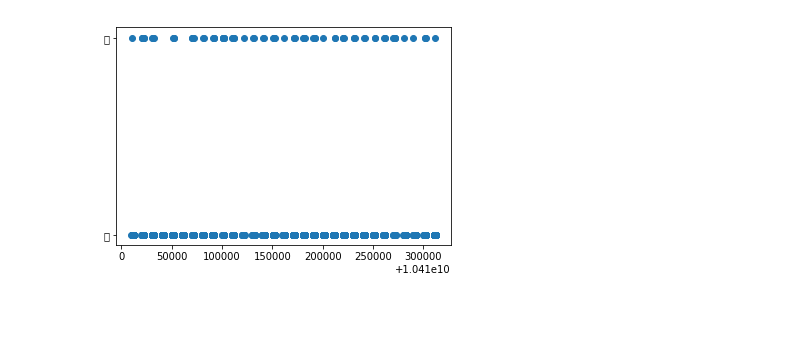
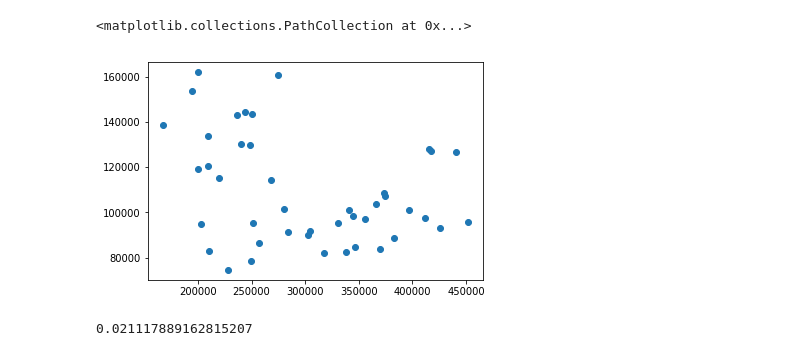
Before and after one commit to ChiDavid/ChiDavidPython, a Jupyter notebook: [NCTS]_Homework_Q5-1_DavidChi.ipynb, the cells around one changed output. Saved outputs shown, nothing was run; the diff lists cells and outputs as text; code cells hidden in the pictures; blank space fills up the shorter version.

```diff
--- a/[NCTS]_Homework_Q5-1_DavidChi.ipynb
+++ b/[NCTS]_Homework_Q5-1_DavidChi.ipynb
@@ -26,0 +15,4 @@ df.head()
+# %%
+path = ('https://data.kcg.gov.tw/dataset/f620e491-1076-415c-83dd-abbe94506479/resource/2da251ea-b1e5-4ca1-984a-cb73b66e7cec/download/6.csv')
+df = pd.read_csv(path, encoding = "Big5")#[NCTS]DavidChi
+df.head()
@@ -46,3 +50 @@ df.isnull().any()
 dtype: bool
-# %%
-df.drop(['市','里','鄰','鄰近'],axis=1,inplace=True)
@@ -83,0 +81,5 @@ memory usage: 402.8+ KB
+# %%
+x = np.array(df['公共自行車租賃次數'])
+y = np.array(df['交通事故---違反交通管理案件數'])
+
+plt.scatter(x,y)
@@ -84,7 +89,6 @@ memory usage: 402.8+ KB
 # %%
-#X=x.reshape(len(x),1)
-#Y=y.reshape(len(y),1)
-X = np.array(df['發生時間'])
-Y = np.array(df['酒駕案件'])
-plt.scatter(X,Y)
+regr = LinearRegression()
+X = x.reshape(len(x),1)
+Y = y.reshape(len(y),1)
+regr.fit(X,Y)
 # %% [output]
@@ -93,20 +96,14 @@ plt.scatter(X,Y)
 # %%
-x_train,x_test,y_train,y_test = train_test_split(X,Y,test_size=0.3,random_state = 888)
+x_train,x_test,y_train,y_test = train_test_split(X,Y,test_size=0.3,random_state = 520)
+regr.fit(x_train,y_train)
 
+y_predict = regr.predict(x_test)
+regr.predict([x_test[10]])  # TEST item 10
 plt.scatter(x_train,y_train)
-#regr = LinearRegression()
-#regr.fit(x_train,y_train)
-#y_predict = regr.predict(x_test)
-#y_predict
-
-#plt.plot(x_test,y_predict ,color='R',  linewidth=2, label="best line")
-#plt.scatter(x_train,y_train)
-
-#regr.score(x_test,y_test)
-
-#plt.title('酒駕區域分佈',fontproperties=myfont)
-#plt.xlabel('區',fontproperties=myfont)
-#plt.ylabel('次數',fontproperties=myfont)
-plt.show()
 # %% [output]
+<matplotlib.collections.PathCollection at 0x...>
-[figure, old version]
+[figure, new version]
+# %%
+regr.score(x_test,y_test)
+# %% [output]
+0.021117889162815207
```
Also changed, not shown: parts of 10 cells of this notebook.
